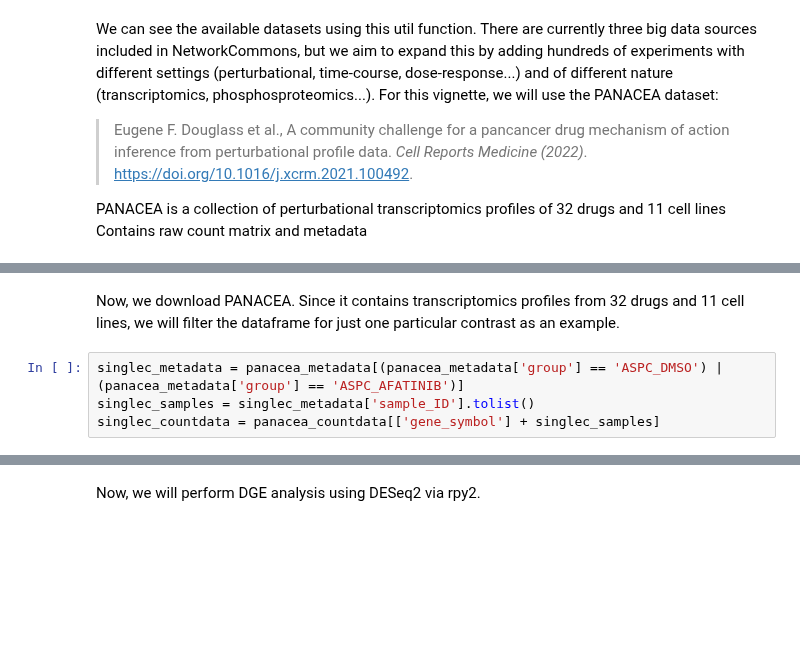
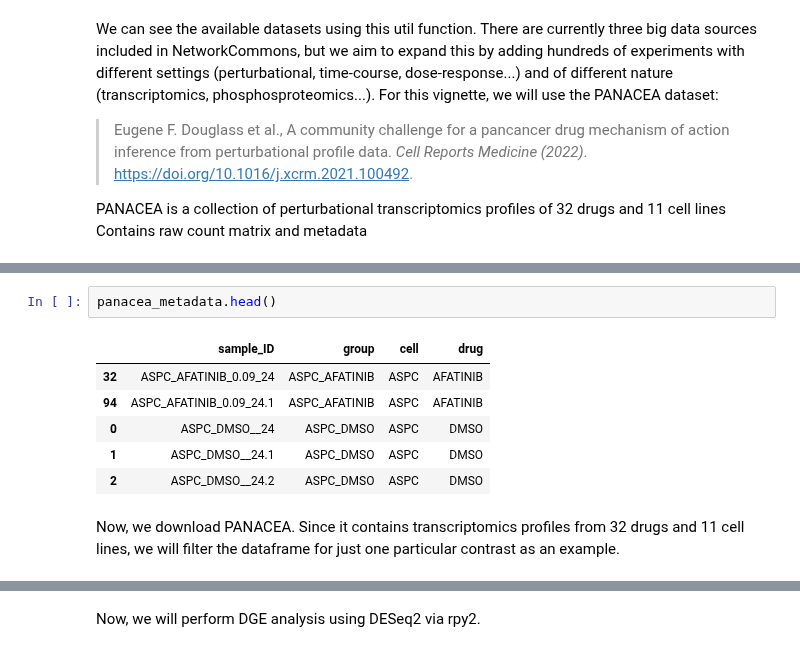
Before and after one commit to saezlab/networkcommons, a Jupyter notebook: docs/src/vignettes/1_simple_example.ipynb, the cells around one changed output, grey strips where cells are left out. Cells and saved outputs as stored; diff of their text form; blank space fills up the shorter version.

```diff
--- a/docs/src/vignettes/1_simple_example.ipynb
+++ b/docs/src/vignettes/1_simple_example.ipynb
@@ -34,6 +47,11 @@ panacea_countdata, panacea_metadata = nc.data.omics.panacea()
+# %%
+panacea_metadata.head()
+# %% [output]
+|  | sample_ID | group | cell | drug |
+| 32 | ASPC_AFATINIB_0.09_24 | ASPC_AFATINIB | ASPC | AFATINIB |
+| 94 | ASPC_AFATINIB_0.09_24.1 | ASPC_AFATINIB | ASPC | AFATINIB |
+| 0 | ASPC_DMSO__24 | ASPC_DMSO | ASPC | DMSO |
+| 1 | ASPC_DMSO__24.1 | ASPC_DMSO | ASPC | DMSO |
+| 2 | ASPC_DMSO__24.2 | ASPC_DMSO | ASPC | DMSO |
 # %% [markdown]
 Now, we download PANACEA. Since it contains transcriptomics profiles from 32 drugs and 11 cell lines, we will filter the dataframe for just one particular contrast as an example.
-# %%
-singlec_metadata = panacea_metadata[(panacea_metadata['group'] == 'ASPC_DMSO') | (panacea_metadata['group'] == 'ASPC_AFATINIB')]
-singlec_samples = singlec_metadata['sample_ID'].tolist()
-singlec_countdata = panacea_countdata[['gene_symbol'] + singlec_samples]
```
Also changed, not shown: parts of 6 cells of this notebook.
